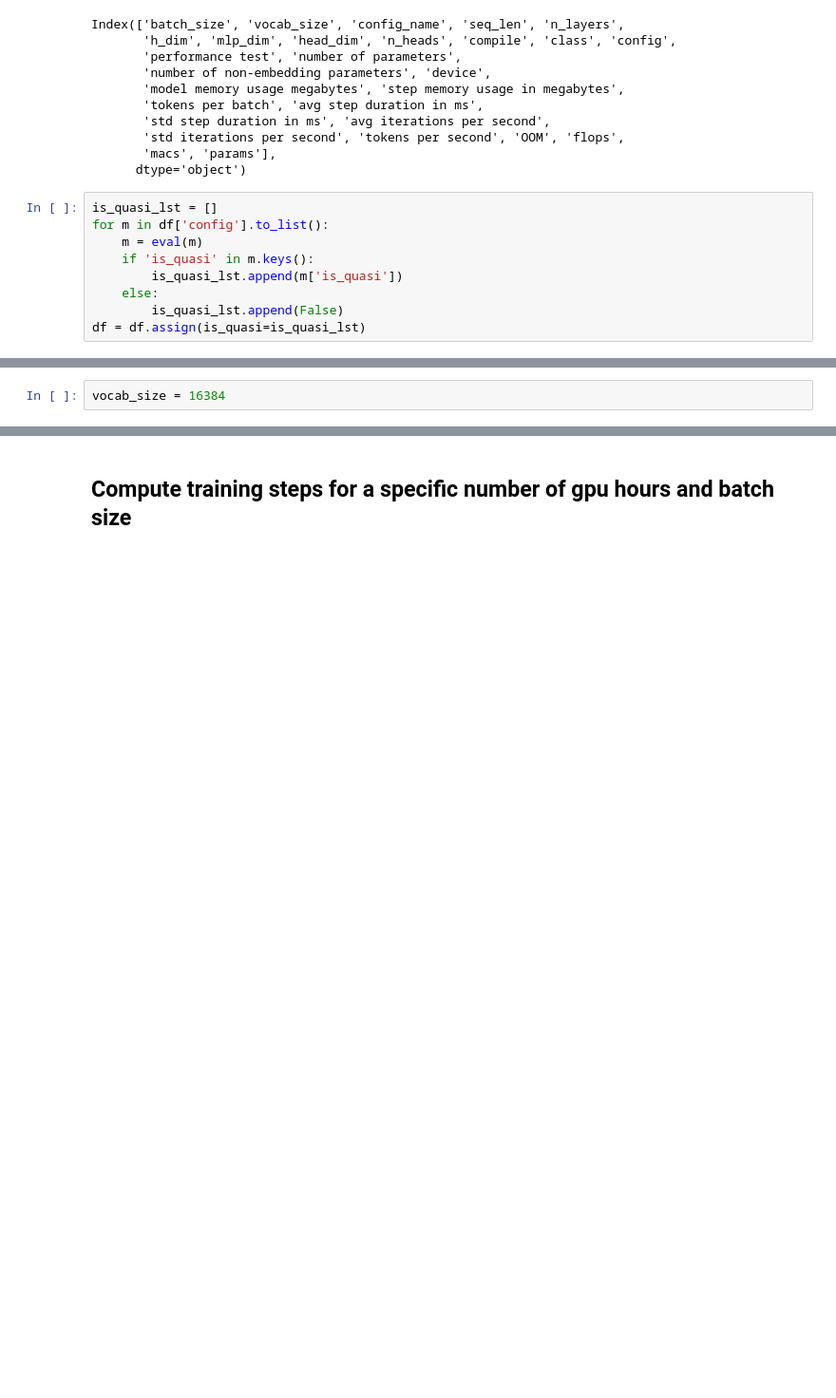
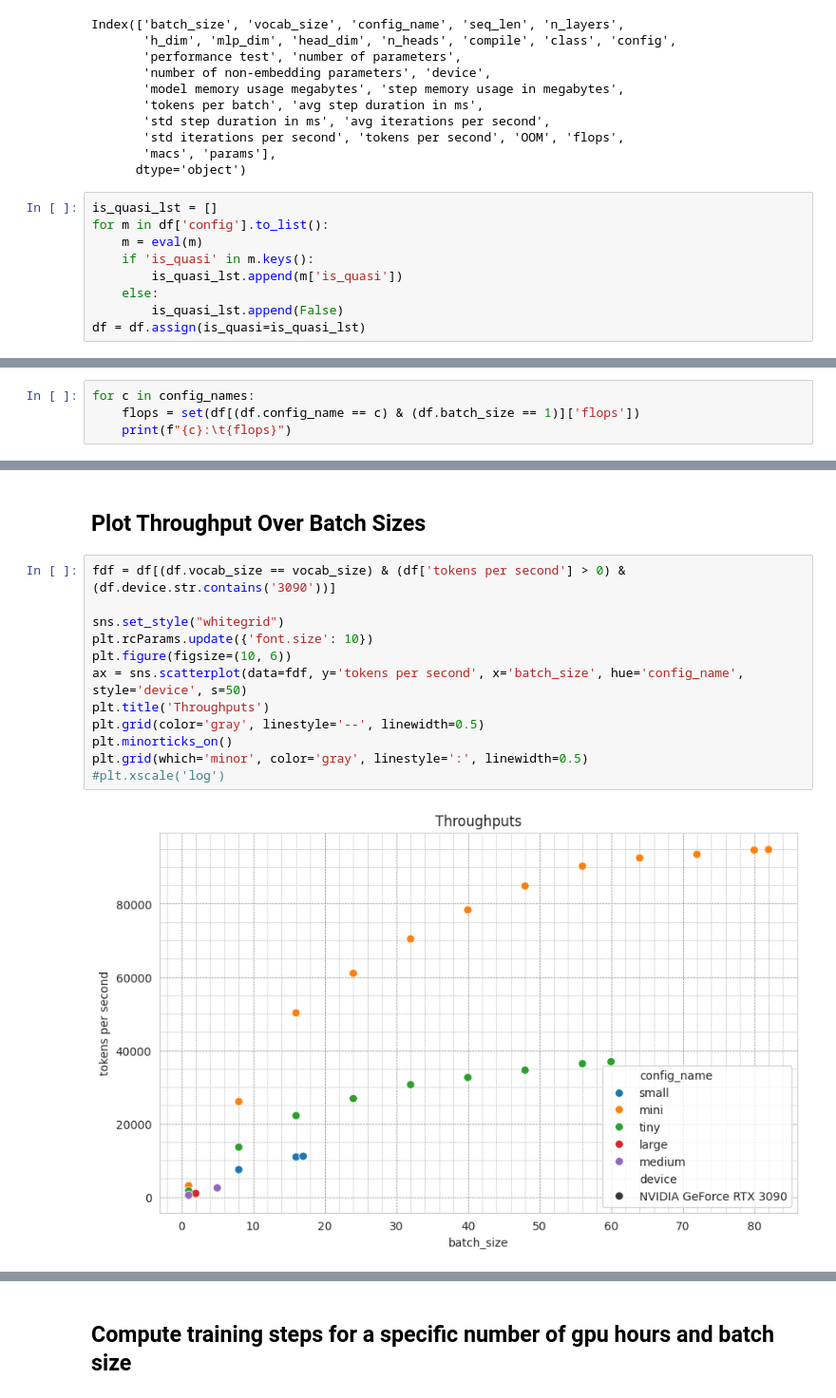
Before and after one commit to languini-kitchen/languini-kitchen, a Jupyter notebook: languini/projects/lstm/load_throughput.ipynb, the cells around one changed output, grey strips where cells are left out. Shown at 95% size. Cells and saved outputs as stored; diff of their text form; blank space fills up the shorter version.

```diff
--- a/languini/projects/lstm/load_throughput.ipynb
+++ b/languini/projects/lstm/load_throughput.ipynb
@@ -46,2 +58,4 @@ set(df['device'].to_list())
 # %%
-vocab_size = 16384
+for c in config_names:
+    flops = set(df[(df.config_name == c) & (df.batch_size == 1)]['flops'])
+    print(f"{c}:\t{flops}")
@@ -100,0 +133,16 @@ fdf[['config_name', 'is_quasi', 'batch_size', 'tokens per second', 'device']].so
+# %% [markdown]
+## Plot Throughput Over Batch Sizes
+# %%
+fdf = df[(df.vocab_size == vocab_size) & (df['tokens per second'] > 0) & (df.device.str.contains('3090'))]
+
+sns.set_style("whitegrid")
+plt.rcParams.update({'font.size': 10})
+plt.figure(figsize=(10, 6))
+ax = sns.scatterplot(data=fdf, y='tokens per second', x='batch_size', hue='config_name', style='device', s=50)
+plt.title('Throughputs')
+plt.grid(color='gray', linestyle='--', linewidth=0.5)
+plt.minorticks_on()
+plt.grid(which='minor', color='gray', linestyle=':', linewidth=0.5)
+#plt.xscale('log')
+# %% [output]
+[figure, added]
```
Also changed, not shown: parts of 15 cells of this notebook, 4 other files.
